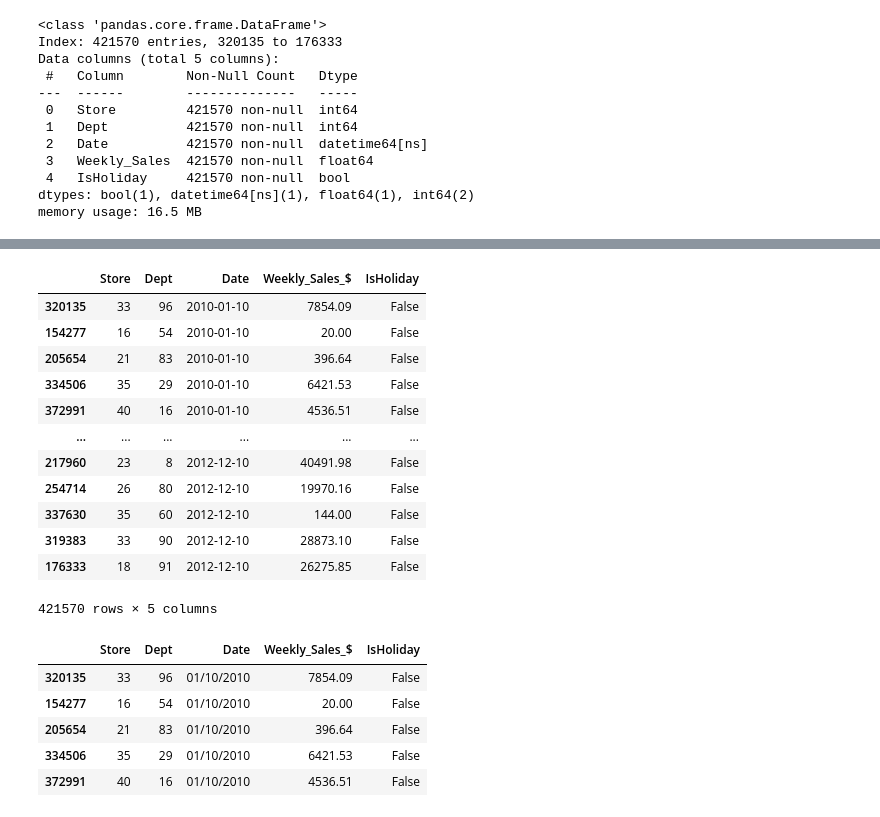
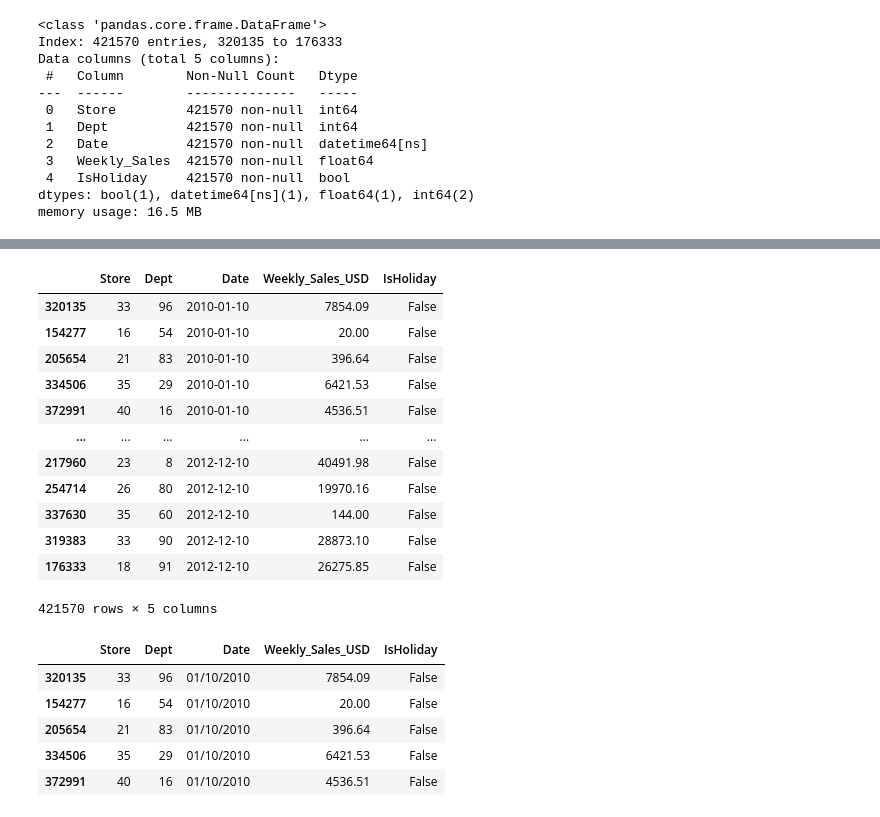
Before and after one commit to MM24J/Retail-Sales-Analysis, a Jupyter notebook: Notebook.ipynb, the cells around one changed output, grey strips where cells are left out. Drawn from its saved outputs; the diff is of its cells as text; code cells hidden in the pictures.

```diff
--- a/Notebook.ipynb
+++ b/Notebook.ipynb
@@ -187,6 +187,6 @@ features_df
 6705 rows × 7 columns
 # %%
-sales_df = sales.rename(columns = {"Weekly_Sales":"Weekly_Sales_$"})
+sales_df = sales.rename(columns = {"Weekly_Sales":"Weekly_Sales_USD"})
 sales_df = sales_df.sort_values(["Date"])
 sales_df.tail(10)
 # %% [output]
@@ -260,8 +298,9 @@ retail_stores_df1.to_csv("Resources/retail_stores_df1.csv", index=False)
 # %%
-retail_stores_df2 = sales_df
-retail_stores_df2
+Stores_Data_table = sales_df
+
+Stores_Data_table
 # %% [output]
-|  | Store | Dept | Date | Weekly_Sales_$ | IsHoliday |
+|  | Store | Dept | Date | Weekly_Sales_USD | IsHoliday |
 | 320135 | 33 | 96 | 2010-01-10 | 7854.09 | False |
 | 154277 | 16 | 54 | 2010-01-10 | 20.00 | False |
 | 205654 | 21 | 83 | 2010-01-10 | 396.64 | False |
@@ -279,8 +318,8 @@ retail_stores_df2['Date'] = pd.to_datetime(retail_stores_df2['Date'], format='%d
 # %%
-retail_stores_df2['Date'] = retail_stores_df2['Date'].dt.strftime('%m/%d/%Y')
-retail_stores_df2.head()
+Stores_Data_table['Date'] = Stores_Data_table['Date'].dt.strftime('%m/%d/%Y')
+Stores_Data_table.head()
 # %% [output]
-|  | Store | Dept | Date | Weekly_Sales_$ | IsHoliday |
+|  | Store | Dept | Date | Weekly_Sales_USD | IsHoliday |
 | 320135 | 33 | 96 | 01/10/2010 | 7854.09 | False |
 | 154277 | 16 | 54 | 01/10/2010 | 20.00 | False |
 | 205654 | 21 | 83 | 01/10/2010 | 396.64 | False |
```
Also changed, not shown: parts of 14 cells of this notebook.
